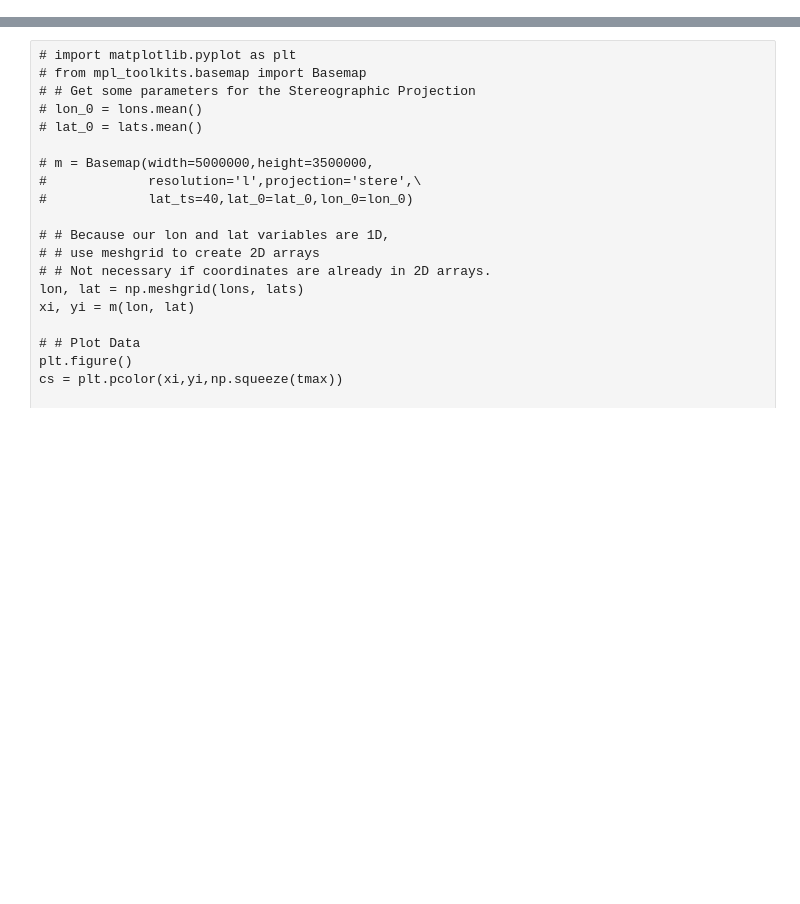
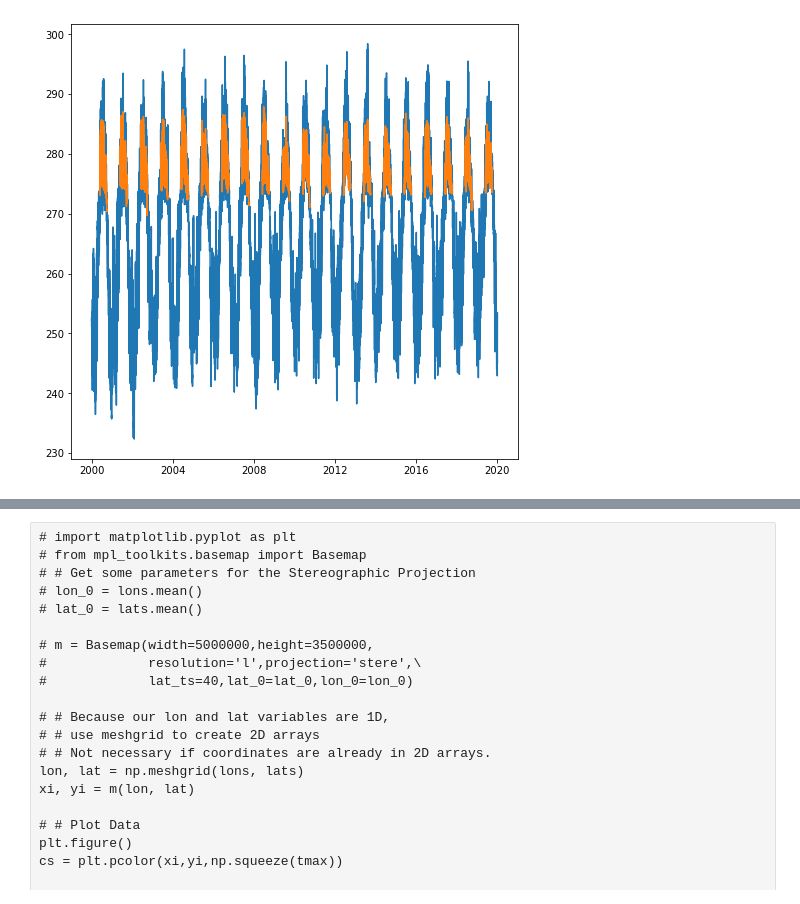
Before and after one commit to June-Skeeter/NARRDownload, a Jupyter notebook: DataDownloader.ipynb, the cells around one changed output, grey strips where cells are left out. Drawn from its saved outputs; the diff is of its cells as text; code cells hidden in the pictures; blank space fills up the shorter version.

```diff
--- a/DataDownloader.ipynb
+++ b/DataDownloader.ipynb
@@ -221,0 +162,88 @@ dtype: float32
+# %%
+def distance_matrix(x0, y0, x1, y1):
+    obs = np.vstack((x0, y0)).T
+    interp = np.vstack((x1, y1)).T
+
+    # Make a distance matrix between pairwise observations
+    # Note: from <http://stackoverflow.com/questions/1871536>
+    # (Yay for ufuncs!)
+    d0 = np.subtract.outer(obs[:,0], interp[:,0])
+    d1 = np.subtract.outer(obs[:,1], interp[:,1])
+
+    return np.hypot(d0, d1)
+
+def simple_idw(x, y, z, xi, yi):
+    dist = distance_matrix(x,y, xi,yi)
+    # In IDW, weights are 1 / distance
+    weights = 1.0 / dist
+
+    # Make weights sum to one
+    weights /= weights.sum(axis=0)
+
+    # Multiply the weights for each interpolated point by all observed Z-values
+    zi = np.dot(weights.T, z)
+    return zi
+
+Dir='Data/Subsurface/'
+y = [-134.857734]
+x = [69.386080]
+Depth = [0,10]
+for d,depth in enumerate(Depth):
+    for i,dsname in enumerate(os.listdir(Dir)):
+        fh = Dataset(Dir+dsname, mode='r')
+        time=fh.variables['time'][:]
+        lons = fh.variables['lon'][:]
+        lats = fh.variables['lat'][:]
+        var = dsname.split('.')[0]
+        query = fh.variables[var][:]
+        fh.close()
+        idw = np.array([
+            simple_idw(
+                lons.flatten(),
+                lats.flatten(),
+                Q.flatten(),
+                np.array(y),
+                np.array(x)) for Q in query[:,d,:,:]]).flatten()
+#         print(idw.shape)
+        if i+d == 0:
+            Data = pd.DataFrame(data={var+'_'+str(depth):idw},
+                            index=datetime(1800,1,1)+timedelta(hours=1)*time)
+        else:
+            Data = Data.append(pd.DataFrame(data={var+'_'+str(depth):idw},
+                            index=datetime(1800,1,1)+timedelta(hours=1)*time))
+
+# print(query.shape)
+
+Dir='Data/Surface/'
+for i,dsname in enumerate(os.listdir(Dir)):
+    fh = Dataset(Dir+dsname, mode='r')
+    time=fh.variables['time'][:]
+    lons = fh.variables['lon'][:]
+    lats = fh.variables['lat'][:]
+    var = dsname.split('.')[0]
+    query = fh.variables[var][:]
+    fh.close()
+    idw = np.array([
+        simple_idw(
+            lons.flatten(),
+            lats.flatten(),
+            Q.flatten(),
+            np.array(y),
+            np.array(x)) for Q in query]).flatten()
+    if i == -1:
+        Data = pd.DataFrame(data={var:idw},
+                        index=datetime(1800,1,1)+timedelta(hours=1)*time)
+    else:
+        Data = Data.append(pd.DataFrame(data={var:idw},
+                        index=datetime(1800,1,1)+timedelta(hours=1)*time))
+# print(Data)
+Data.to_csv('CompiledData.csv')
+Data=Data.groupby(Data.index).mean()
+# Data['soill'].plot()
+plt.figure(figsize=(8,8))
+plt.plot(Data.index,Data['air'])
+plt.plot(Data.index,Data['tsoil_0'])
+# Data['soill']
+print(Data['tsoil_0'].mean())
+Data.to_csv('NARRData.csv')
+# %% [output]
@@ -221,0 +251 @@ dtype: float32
+[figure, added]
```
Also changed, not shown: parts of 11 cells of this notebook, 24 other files.
